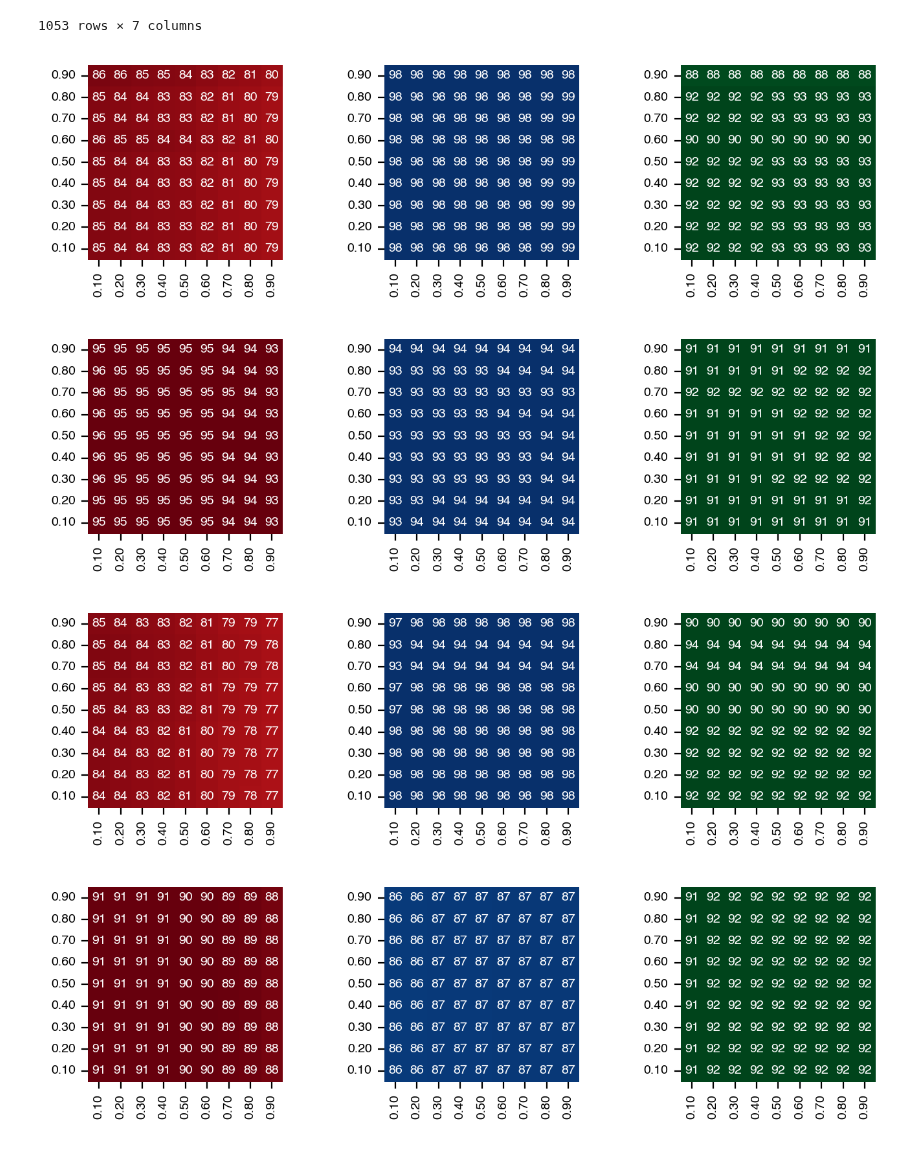
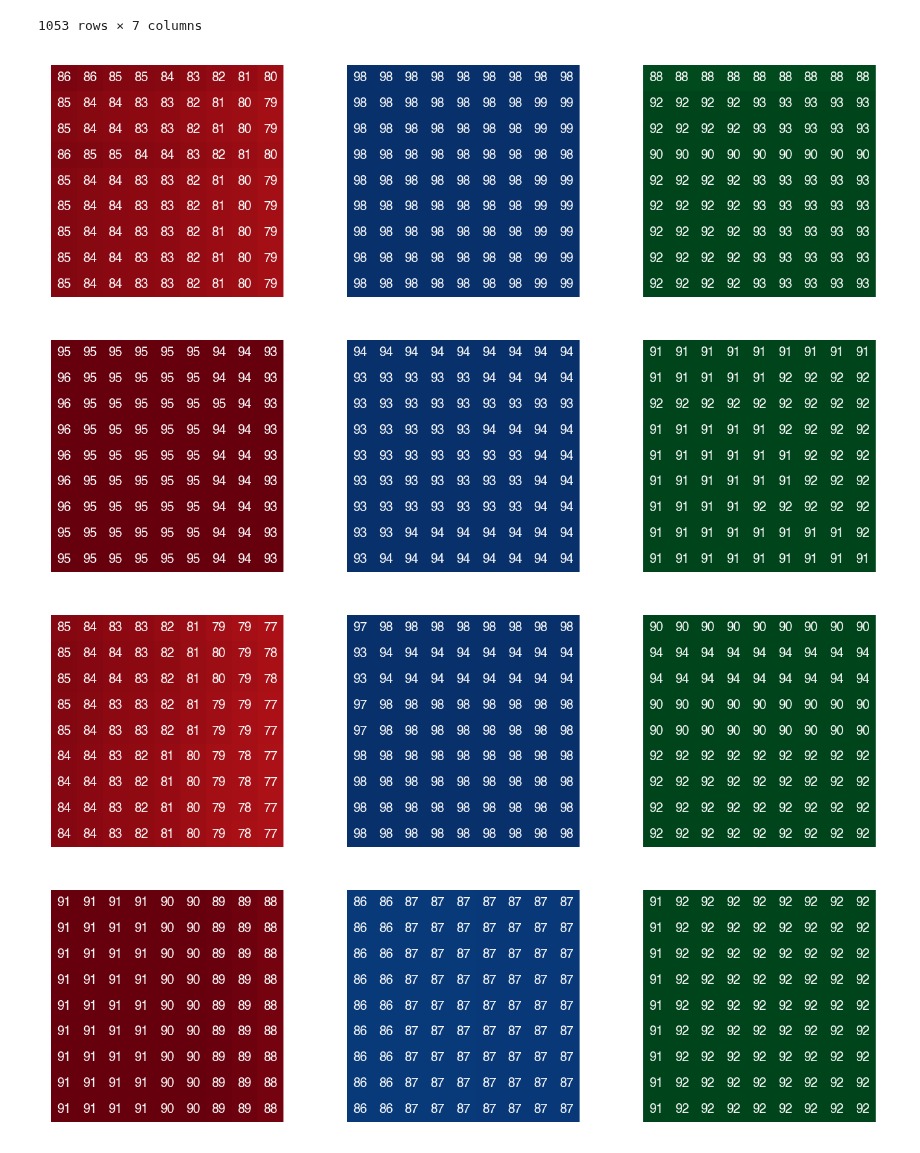
Before and after one commit to fowler-lab/cryptic-catalogues-2025, a Jupyter notebook: 03-scan-frs.ipynb, the cells around one changed output. Drawn from its saved outputs; the diff is of its cells as text; code cells hidden in the pictures.

```diff
--- a/03-scan-frs.ipynb
+++ b/03-scan-frs.ipynb
@@ -196,9 +193,9 @@ perf_df
 | 1052 | 1052 | INH | 0.9 | 0.9 | 92.745794 | 98.960147 | 95.985074 |
 1053 rows × 7 columns
 # %%
-utils.plot_perf_heatmaps(perf_df)
+utils.plot_perf_heatmaps(perf_df, draw_axes=False)
 # %% [output]
-[figure, old version]
+[figure, new version]
-[figure, old version]
+[figure, new version]
-[figure, old version]
+[figure, new version]
-[figure, old version]
+[figure, new version]
```
Also changed, not shown: parts of 2 cells of this notebook, 14 other files.
